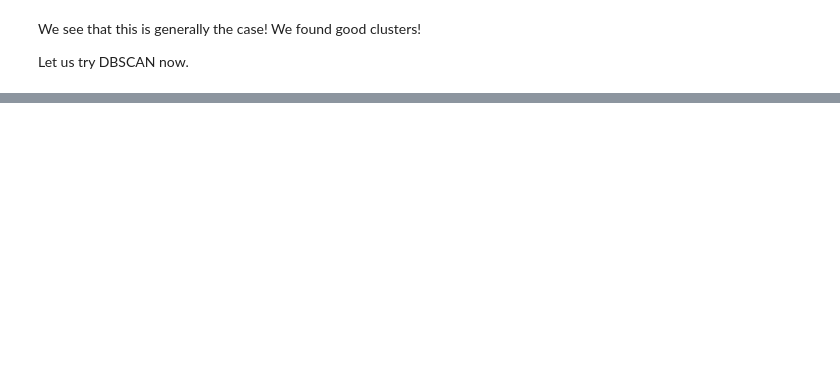
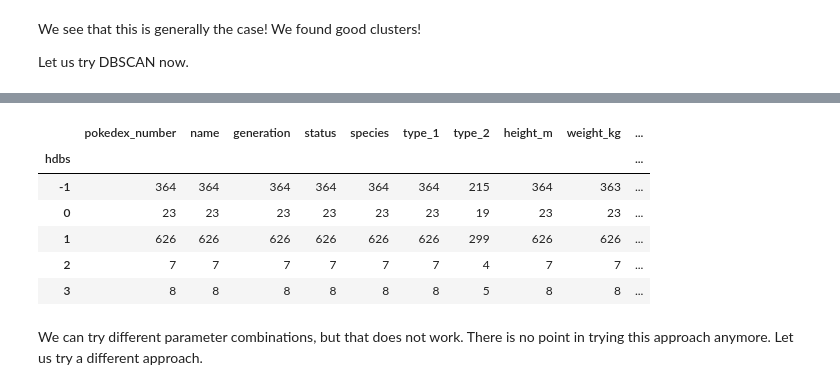
Before and after one commit to Jestefano/pokemonClustering, a Jupyter notebook: Clustering.ipynb, the cells around one changed output, grey strips where cells are left out. Saved outputs shown, nothing was run; the diff lists cells and outputs as text; code cells hidden in the pictures; blank space fills up the shorter version.

Commit message:
Adding HDBSCAN

```diff
--- a/Clustering.ipynb
+++ b/Clustering.ipynb
@@ -115,0 +123,16 @@ df.groupby('dbs').count()
+# %%
+import hdbscan
+clusterer = hdbscan.HDBSCAN(min_cluster_size=5, gen_min_span_tree=True)
+clusterer.fit(X1)
+df['hdbs'] = clusterer.labels_
+df.groupby('hdbs').count()
+# %% [output]
+|  | pokedex_number | name | generation | status | species | type_1 | type_2 | height_m | weight_kg | ... |
+| hdbs |  |  |  |  |  |  |  |  |  | ... |
+| -1 | 364 | 364 | 364 | 364 | 364 | 364 | 215 | 364 | 363 | ... |
+| 0 | 23 | 23 | 23 | 23 | 23 | 23 | 19 | 23 | 23 | ... |
+| 1 | 626 | 626 | 626 | 626 | 626 | 626 | 299 | 626 | 626 | ... |
+| 2 | 7 | 7 | 7 | 7 | 7 | 7 | 4 | 7 | 7 | ... |
+| 3 | 8 | 8 | 8 | 8 | 8 | 8 | 5 | 8 | 8 | ... |
+# %% [markdown]
+We can try different parameter combinations, but that does not work. There is no point in trying this approach anymore. Let us try a different approach.
```
Also changed, not shown: parts of 6 cells of this notebook.
